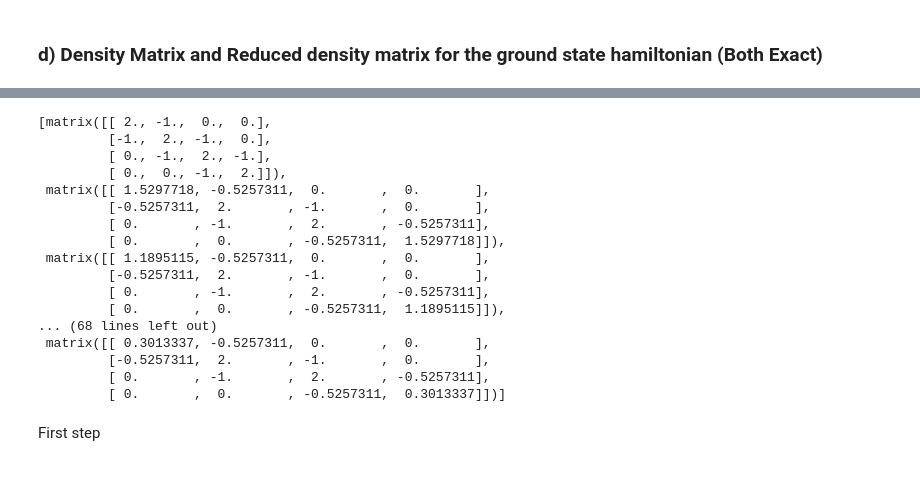
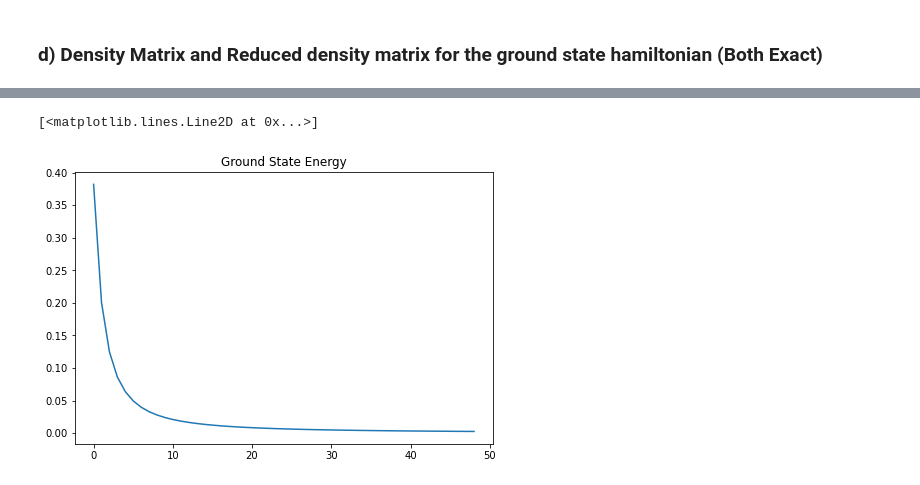
Before and after one commit to Ssalazar12/Physics, a Jupyter notebook: DMRG/Proyect_1.ipynb, the cells around one changed output, grey strips where cells are left out. Cells and saved outputs as stored; diff of their text form; code cells hidden in the pictures.

```diff
--- a/DMRG/Proyect_1.ipynb
+++ b/DMRG/Proyect_1.ipynb
@@ -298,22 +357,7 @@ for i in range(0,int(L/2)):
-# %%
-H_list
-# %% [output]
-[matrix([[ 2., -1.,  0.,  0.],
-         [-1.,  2., -1.,  0.],
-         [ 0., -1.,  2., -1.],
-         [ 0.,  0., -1.,  2.]]),
- matrix([[ 1.5297718, -0.5257311,  0.       ,  0.       ],
-         [-0.5257311,  2.       , -1.       ,  0.       ],
-         [ 0.       , -1.       ,  2.       , -0.5257311],
-         [ 0.       ,  0.       , -0.5257311,  1.5297718]]),
- matrix([[ 1.1895115, -0.5257311,  0.       ,  0.       ],
-         [-0.5257311,  2.       , -1.       ,  0.       ],
-         [ 0.       , -1.       ,  2.       , -0.5257311],
-         [ 0.       ,  0.       , -0.5257311,  1.1895115]]),
-... (68 lines left out)
- matrix([[ 0.3013337, -0.5257311,  0.       ,  0.       ],
-         [-0.5257311,  2.       , -1.       ,  0.       ],
-         [ 0.       , -1.       ,  2.       , -0.5257311],
-         [ 0.       ,  0.       , -0.5257311,  0.3013337]])]
-# %% [markdown]
-First step
+# %%
+plt.figure(figsize=(7.5,5))
+plt.title("Ground State Energy")
+plt.plot(E_list)
+# %% [output]
+[<matplotlib.lines.Line2D at 0x...>]
+[figure, added]
```
Also changed, not shown: parts of 17 cells of this notebook.
